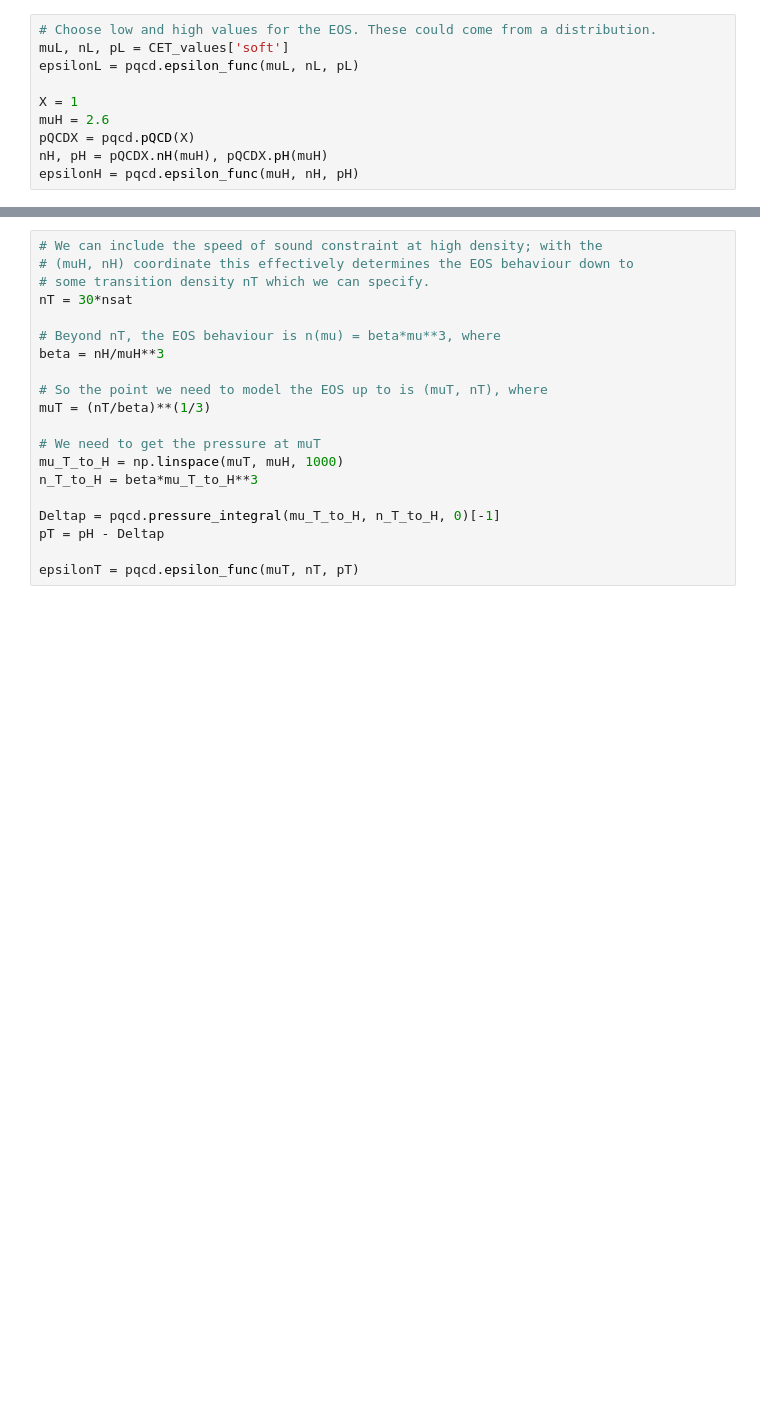
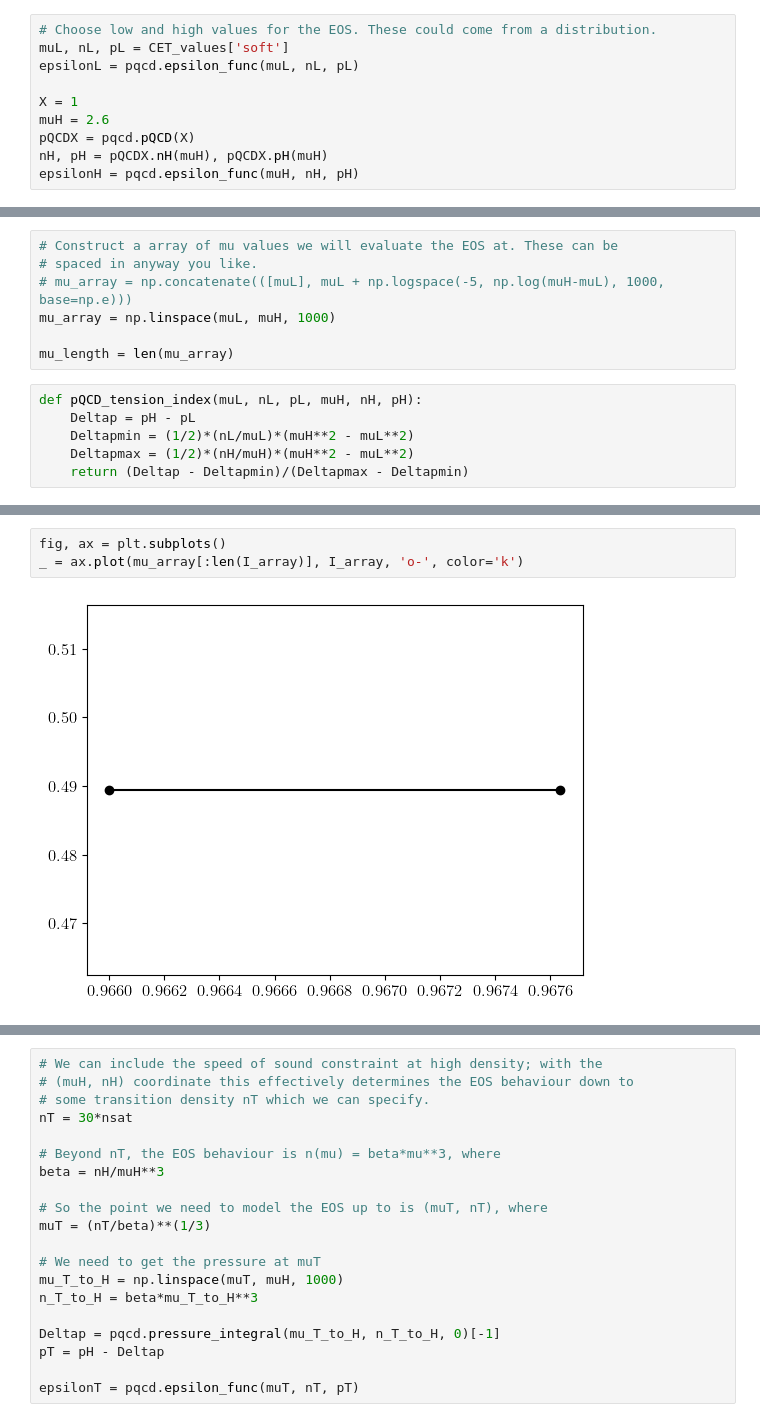
Before and after one commit to eliotfinch/pqcd, a Jupyter notebook: notebooks/generate_eos.ipynb, the cells around one changed output, grey strips where cells are left out. Cells and saved outputs as stored; diff of their text form; blank space fills up the shorter version.

```diff
--- a/notebooks/generate_eos.ipynb
+++ b/notebooks/generate_eos.ipynb
@@ -30,0 +114,13 @@ epsilonH = pqcd.epsilon_func(muH, nH, pH)
+# %%
+# Construct a array of mu values we will evaluate the EOS at. These can be
+# spaced in anyway you like.
+# mu_array = np.concatenate(([muL], muL + np.logspace(-5, np.log(muH-muL), 1000, base=np.e)))
+mu_array = np.linspace(muL, muH, 1000)
+
+mu_length = len(mu_array)
+# %%
+def pQCD_tension_index(muL, nL, pL, muH, nH, pH):
+    Deltap = pH - pL
+    Deltapmin = (1/2)*(nL/muL)*(muH**2 - muL**2)
+    Deltapmax = (1/2)*(nH/muH)*(muH**2 - muL**2)
+    return (Deltap - Deltapmin)/(Deltapmax - Deltapmin)
@@ -30,0 +264,5 @@ epsilonH = pqcd.epsilon_func(muH, nH, pH)
+# %%
+fig, ax = plt.subplots()
+_ = ax.plot(mu_array[:len(I_array)], I_array, 'o-', color='k')
+# %% [output]
+[figure, added]
```
Also changed, not shown: parts of 18 cells of this notebook.
